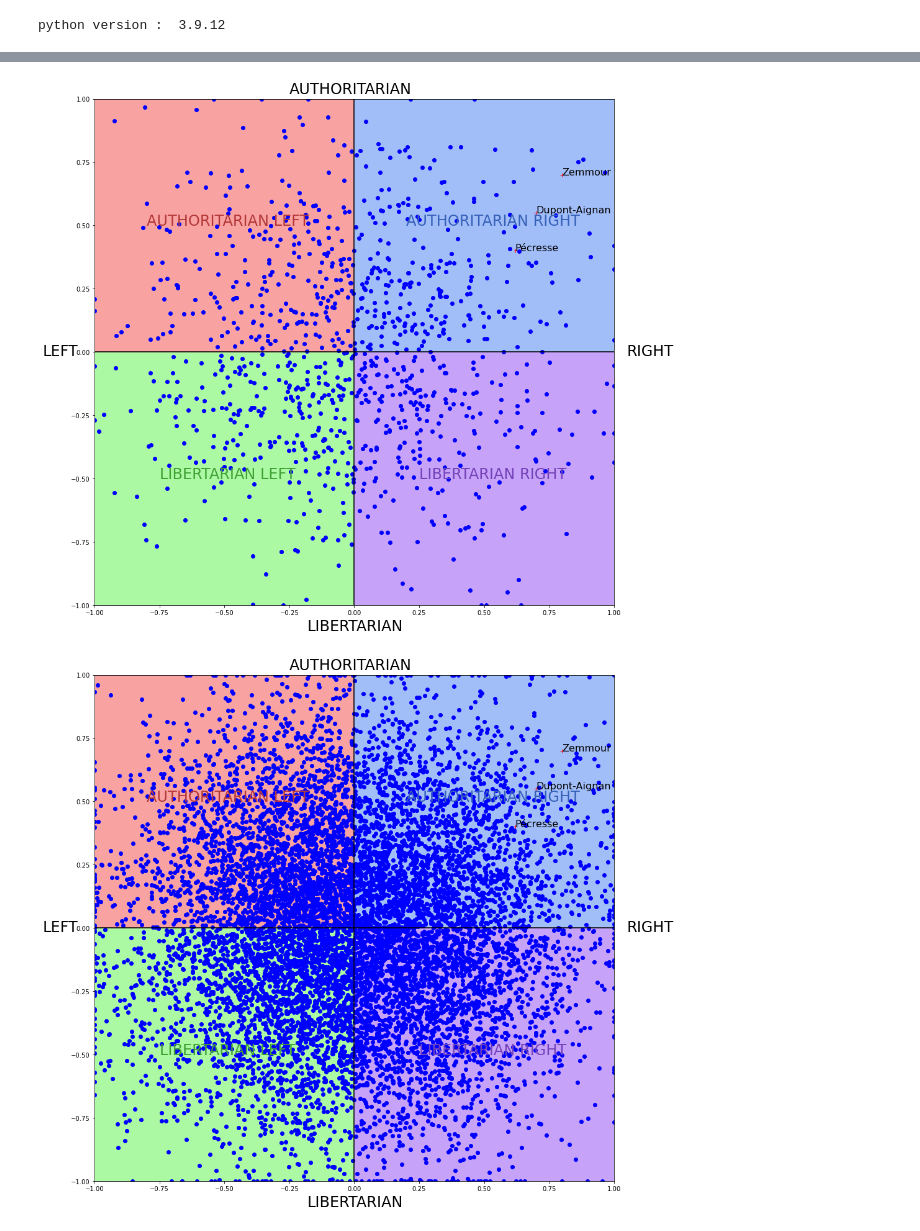
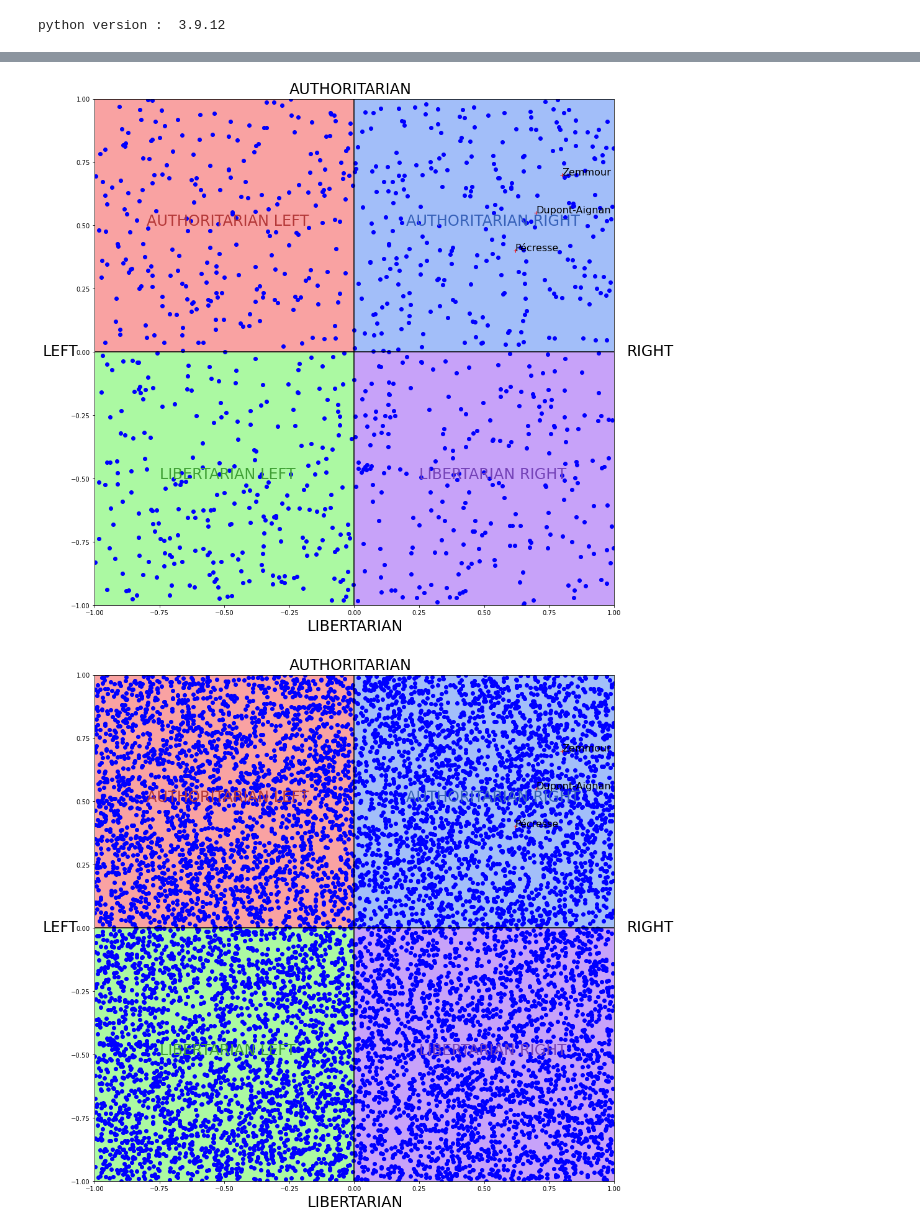
Before and after one commit to Naghan1132/Comparison-of-winners-of-elections-with-different-voting-methods, a Jupyter notebook: recherche.ipynb, the cells around one changed output, grey strips where cells are left out. Drawn from its saved outputs; the diff is of its cells as text; code cells hidden in the pictures.

Commit message:
ajout vote moyenne, et séparation pour la génération de coord bêta / uniform

```diff
--- a/recherche.ipynb
+++ b/recherche.ipynb
@@ -548,7 +537,7 @@ else:
 
 # Vote alternatif = Plus simple => on ne fait qu'un seul tour
 
-def voteAlternatif(dic): # OK
+def eliminationsSuccessives(dic): # OK
     votes = []
 
     # calcul des préférences de chacun
@@ -607,18 +596,10 @@ def voteAlternatif(dic): # OK
     # Résultat :
     gagnant = list(res)[0]
     #print(res,"\n")
-    #print("Gagnant par la méthode de vote alternative = ",gagnant)
+    #print("Gagnant par la méthode de vote à éliminations successives = ",gagnant)
     return gagnant
 
-winnerAlternatif = voteAlternatif(dic)
-
-
-if winnerAlternatif != winnerDeCondorcet:
-    #print("La méthode de vote alternative n'élit pas le vainqueur de Condorcet (",winnerDeCondorcet,")")
-    pass
-else:
-    #print("La méthode de vote alternative élit le vainqueur de Condorcet (",winnerDeCondorcet,")")
-    pass
+winnerEliminationsSuccesssives = eliminationsSuccessives(dic)
 # %%
 # noter les candidats et retenir celui qui à la note médiane la + élevée
 # Le jugement majoritaire élit le candidat dont la médiane des évaluations est la plus élevée
@@ -823,33 +799,27 @@ NotebookApp.rate_limit_window=3.0 (secs)
 # %%
-# On ne récréer pas la liste de coordonnées à chaque fois => on ajoute juste d'autres coordonnées (sinon faussé) :
+# On ne récréer pas la liste de coordonnées à chaque fois => on ajoute juste d'autres coordonnées (sauf Bêta) :
 
-dicGeneratedCoord = {}
-
-listeCoord = []
 listNbVoters = [3,5,10,50,100,500,1000,10000]
 
-# Pour la loi bêta => Générer directement le max de voters puis choisir les 3 puis 5, 10 etc... premiers voters
 
-coordBeta = generate_n_beta_coord(listNbVoters[-1]) # prends le + grand nombre de votants
+def choose_distribution(loi):
+    dicGeneratedCoord = {}
+    if loi == "beta":
+        for nombre_votants in listNbVoters:
+            coordPartiel = generate_n_beta_coord(nombre_votants)
+            dicGeneratedCoord[nombre_votants] = coordPartiel
+    else:
+        coordPartiel = generate_n_uniform_coord(max(listNbVoters)) # on génére le max, puis on va ajouter au fûr et a messure, pour que les points du début reste à la même place....
+        last_nb_votants = 0
+        for nombre_votants in listNbVoters:
+            dicGeneratedCoord[nombre_votants] = coordPartiel[0:nombre_votants][:]
+            last_nb_votants = nombre_votants
+    return dicGeneratedCoord
 
 
-last_n_voters = 0
-for nombre_votants in listNbVoters:
-    coordPartiel = generate_n_beta_coord(nombre_votants)
-    for c in coordPartiel:
-        listeCoord.append([c[0],c[1]])
-    dicGeneratedCoord[nombre_votants] = list(listeCoord)
-    last_n_voters = nombre_votants
+dicGeneratedCoord = choose_distribution("beaata")
 
-# generate coord uniform coord =>
-#for nombre_votants in listNbVoters:
-    #while len(listeCoord) < nombre_votants:
-        #listeCoord.append([round(np.random.uniform(-1, 1.0),6),round(np.random.uniform(-1, 1.0),6)]) # entre -1 et 1, 4 chiffres après la virgule
-    #dicGeneratedCoord[nombre_votants] = list(listeCoord)
-
-
-listMethods = [methodeDeCondorcet,uninominal,uninominal,approbation,methodeDeBorda,voteAlternatif,jugementMajoritaire]
-
+listMethods = [methodeDeCondorcet,uninominal,uninominal,approbation,methodeDeBorda,eliminationsSuccessives,jugementMajoritaire,vote_a_la_moyenne]
 listNbCandidates = [3,5,8,10,12,14]
 
 
@@ -884,7 +854,4 @@ for method in listMethods:
 
     cpt += 1
     data.append(listeData)
-
-
-#drawCompass(dicoCandidat,listeCoord,nombre_votants) # Dessiner le graph pour vérifier
 # %% [output]
@@ -897,5 +864,5 @@ for method in listMethods:
-[figure, old version]
+[figure, new version]
-[figure, old version]
+[figure, new version]
 # %%
 import pandas as pd
 
```
Also changed, not shown: parts of 16 cells of this notebook.
